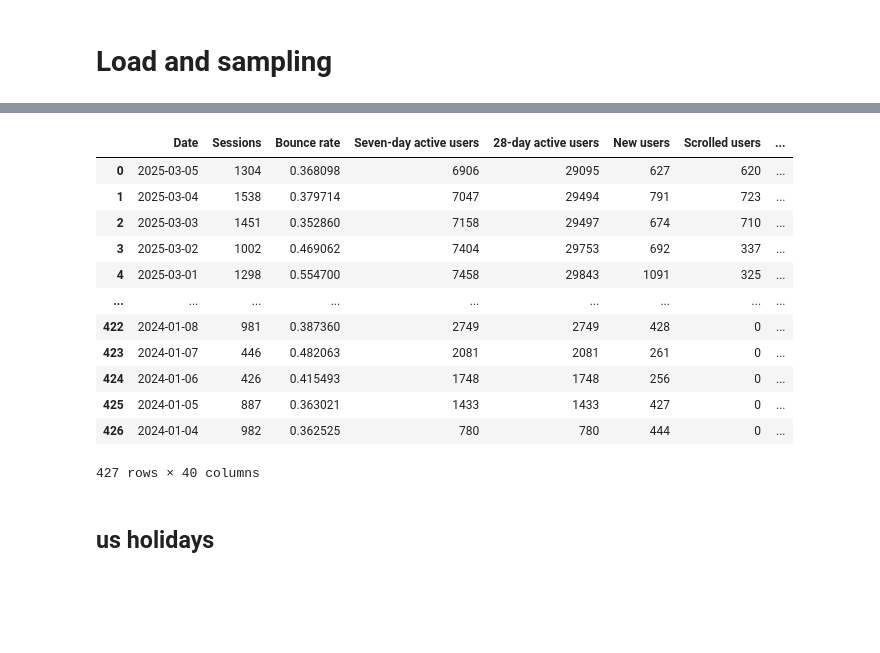
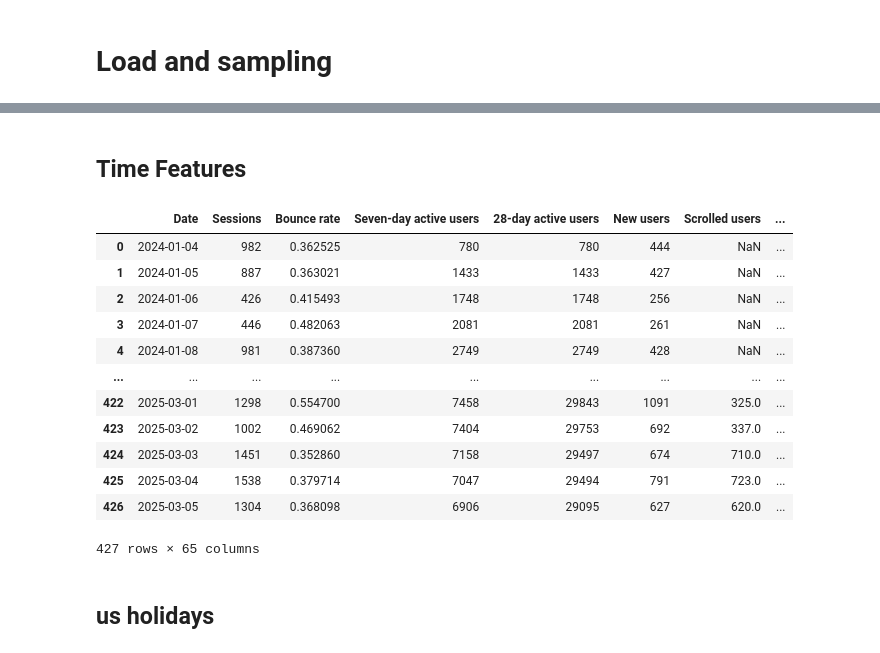
Before and after one commit to jvanalytics/ist_dash_2024_rec, a Jupyter notebook: time_series_forecasting/notebooks/dataset_3/0_ga4_merch_agg_2024_time_series_pre_proc.ipynb, the cells around one changed output, grey strips where cells are left out. Saved outputs shown, nothing was run; the diff lists cells and outputs as text; code cells hidden in the pictures; blank space fills up the shorter version.

Commit message:
added notebooks and pre proc done for merch time series

```diff
--- a/time_series_forecasting/notebooks/dataset_3/0_ga4_merch_agg_2024_time_series_pre_proc.ipynb
+++ b/time_series_forecasting/notebooks/dataset_3/0_ga4_merch_agg_2024_time_series_pre_proc.ipynb
@@ -28,16 +28,21 @@ def sample_per_day(group, fraction=0.1):
     return group.sample(frac=fraction)
 
 
+# gsc_data = pd.read_csv(r'data\search_console_google_merch_2024_2025.csv')    # too much missing data
+
 total_data = pd.read_csv(r'data\google_merch_total_sessions_2024_2025.csv')
 additional_data = pd.read_csv(r'data\google_merch_total_sessions_2024_2025_additional_metrics.csv')
-gsc_data = pd.read_csv(r'data\search_console_google_merch_2024_2025.csv')
+mobile_data=pd.read_csv(r'data\google_merch_mobile_sessions_2024_2025.csv')
 
-data=total_data.merge(additional_data, on='Date', how='left').merge(gsc_data, on='Date', how='left')
+data=total_data.merge(additional_data, on='Date', how='left')
+
+data=data.merge(mobile_data, on='Date', how='left', suffixes=('', ' Mobile'))
 
 
 # parse Date as datetime
 data['Date'] = pd.to_datetime(data['Date'])
 
+# Display the information of the merged dataframe
 data.info()
 # %% [output]
 <class 'pandas.core.frame.DataFrame'>
@@ -59,0 +98,4 @@ memory usage: 116.9 KB
+# %%
+# join the data with session_medium_data
+data = data.merge(session_medium_data, on='Date', how='left')
+data
@@ -89,2 +136,0 @@ we will handle these later but these are actually null values
-# %%
-data.replace('none', np.nan, inplace=True)
@@ -95,3 +229,5 @@ data.replace('none', np.nan, inplace=True)
+# %% [markdown]
+## Time Features
 # %%
 
 
@@ -110,6 +246,19 @@ def categorize_season(date):
         return 'Fall'
 
 data['season'] = data['Date'].apply(categorize_season)
+
+
+
+
+season_encoding_mapping={
+    'Winter':0,
+    'Spring':pi/2,
+    'Summer':pi,
+    'Fall':-pi/2,
+}
+
+
+data['season'] = encode_column_with_mapping(data, 'season', season_encoding_mapping)
 
 
 # Categorize the commercial/holiday season based on 'event_date' column
@@ -124,55 +273,57 @@ def categorize_commercial_season(date):
         return 'Halloween'
     elif (month == 4 and day >= 10) or (month == 4 and day <= 20):
         return 'Easter'
     elif (month == 2 and day >= 10) or (month == 2 and day <= 20):
         return 'Valentine\'s Day'
     else:
         return 'Regular Season'
 
 data['commercial_season'] = data['Date'].apply(categorize_commercial_season)
 
+
+commercial_season_encoding_mapping = {
+    'Christmas/New Year': 0,
+    'Black Friday/Cyber Monday': pi/3,
+    'Halloween': 2*pi/3,
+    'Easter': pi,
+    'Valentine\'s Day': -2*pi/3,
+    'Regular Season': -pi/3
+}
+
+data['commercial_season'] = encode_column_with_mapping(data, 'commercial_season', commercial_season_encoding_mapping)
+
 # create year, quarter, month, day number of week, weekend/weekday based on event_date column
 
-# Create new columns
-# aggregated_df['year'] = aggregated_df['event_date'].dt.year
-# aggregated_df['quarter'] = aggregated_df['event_date'].dt.quarter
-# aggregated_df['month'] = aggregated_df['event_date'].dt.month
-# aggregated_df['day'] = aggregated_df['event_date'].dt.day
-
-# data['day_of_week'] = data['local_date'].dt.day_name()
-
-# aggregated_df['day_of_year'] = aggregated_df['event_date'].dt.dayofyear  # Day of the year
-# aggregated_df['week_number'] = aggregated_df['event_date'].dt.isocalendar().week  # ISO week number
 
 # Assuming 'local_date' is in datetime format, otherwise you can parse it using pd.to_datetime
 def week_of_month(dt):
     first_day = dt.replace(day=1)
     # Calculate the week of the month by comparing the current date to the first day of the month
     return (dt.day + first_day.weekday()) // 7 + 1
 
 # Apply this function to your 'local_date' column
 data['week_of_month'] = data['Date'].apply(week_of_month)
 
 
 data['day_of_week_nr'] = data['Date'].dt.weekday  # Monday=0, Sunday=6
 data['is_weekend'] = data['day_of_week_nr'].apply(lambda x: 1 if x >= 5 else 0)  # 1 for weekend, 0 for weekday
 
 
 data
 # %% [output]
 |  | Date | Sessions | Bounce rate | Seven-day active users | 28-day active users | New users | Scrolled users | ... |
-| 0 | 2025-03-05 | 1304 | 0.368098 | 6906 | 29095 | 627 | 620 | ... |
-| 1 | 2025-03-04 | 1538 | 0.379714 | 7047 | 29494 | 791 | 723 | ... |
-| 2 | 2025-03-03 | 1451 | 0.352860 | 7158 | 29497 | 674 | 710 | ... |
-| 3 | 2025-03-02 | 1002 | 0.469062 | 7404 | 29753 | 692 | 337 | ... |
-| 4 | 2025-03-01 | 1298 | 0.554700 | 7458 | 29843 | 1091 | 325 | ... |
+| 0 | 2024-01-04 | 982 | 0.362525 | 780 | 780 | 444 | NaN | ... |
+| 1 | 2024-01-05 | 887 | 0.363021 | 1433 | 1433 | 427 | NaN | ... |
+| 2 | 2024-01-06 | 426 | 0.415493 | 1748 | 1748 | 256 | NaN | ... |
+| 3 | 2024-01-07 | 446 | 0.482063 | 2081 | 2081 | 261 | NaN | ... |
+| 4 | 2024-01-08 | 981 | 0.387360 | 2749 | 2749 | 428 | NaN | ... |
 | ... | ... | ... | ... | ... | ... | ... | ... | ... |
-| 422 | 2024-01-08 | 981 | 0.387360 | 2749 | 2749 | 428 | 0 | ... |
-| 423 | 2024-01-07 | 446 | 0.482063 | 2081 | 2081 | 261 | 0 | ... |
-| 424 | 2024-01-06 | 426 | 0.415493 | 1748 | 1748 | 256 | 0 | ... |
-| 425 | 2024-01-05 | 887 | 0.363021 | 1433 | 1433 | 427 | 0 | ... |
-| 426 | 2024-01-04 | 982 | 0.362525 | 780 | 780 | 444 | 0 | ... |
+| 422 | 2025-03-01 | 1298 | 0.554700 | 7458 | 29843 | 1091 | 325.0 | ... |
+| 423 | 2025-03-02 | 1002 | 0.469062 | 7404 | 29753 | 692 | 337.0 | ... |
+| 424 | 2025-03-03 | 1451 | 0.352860 | 7158 | 29497 | 674 | 710.0 | ... |
+| 425 | 2025-03-04 | 1538 | 0.379714 | 7047 | 29494 | 791 | 723.0 | ... |
+| 426 | 2025-03-05 | 1304 | 0.368098 | 6906 | 29095 | 627 | 620.0 | ... |
-427 rows × 40 columns
+427 rows × 65 columns
 # %% [markdown]
 ## us holidays
 # %%
```
Also changed, not shown: parts of 20 cells of this notebook, 9 other files.
